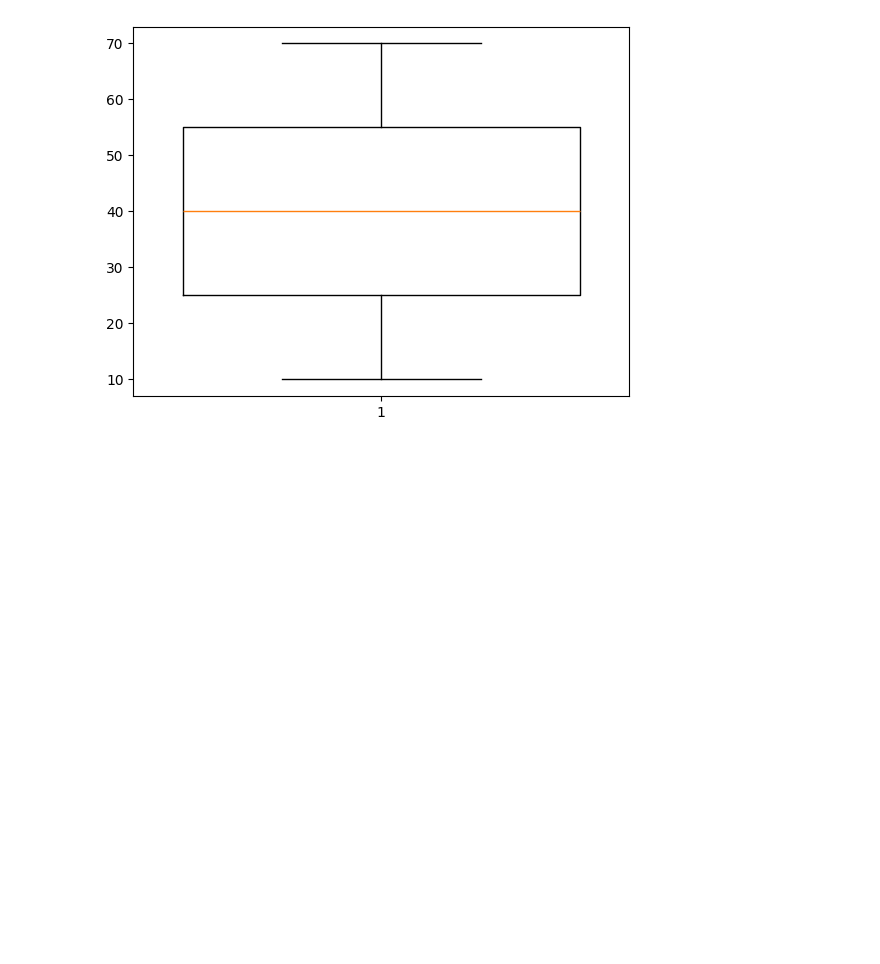
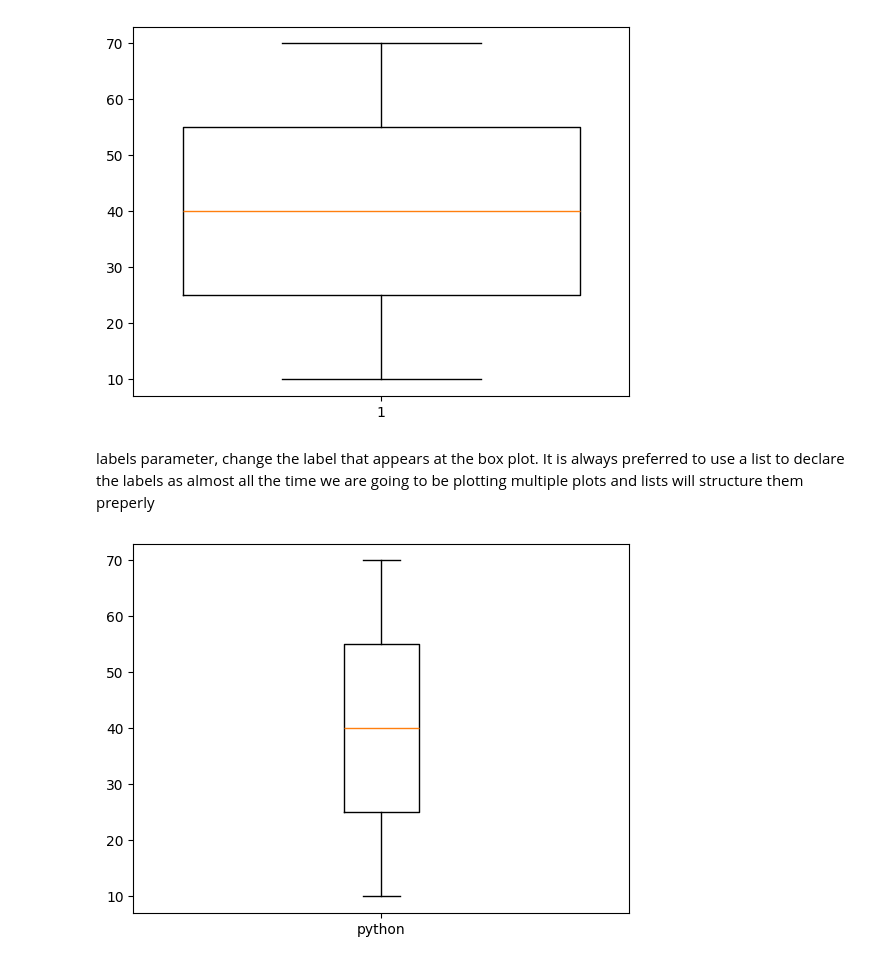
Before and after one commit to Musawer-Afzal/AI-Engineering, a Jupyter notebook: Matplotlib/Box_and_Whisker_plot.ipynb, the cells around one changed output. Saved outputs shown, nothing was run; the diff lists cells and outputs as text; code cells hidden in the pictures; blank space fills up the shorter version.

Commit message:
labels parameter, use a list with it

```diff
--- a/Matplotlib/Box_and_Whisker_plot.ipynb
+++ b/Matplotlib/Box_and_Whisker_plot.ipynb
@@ -45,3 +45,15 @@ plt.boxplot(x, widths = 0.8)
 plt.show()
 # %% [output]
 [figure]
+# %% [markdown]
+labels parameter, change the label that appears at the box plot. It is always preferred to use a list to declare the labels as almost all the time we are going to be plotting multiple plots and lists will structure them preperly
+# %%
+x = [10, 20, 30, 40, 50, 60, 70]
+
+
+plt.boxplot(x, labels = ["python"])
+
+
+plt.show()
+# %% [output]
+[figure, added]
```
